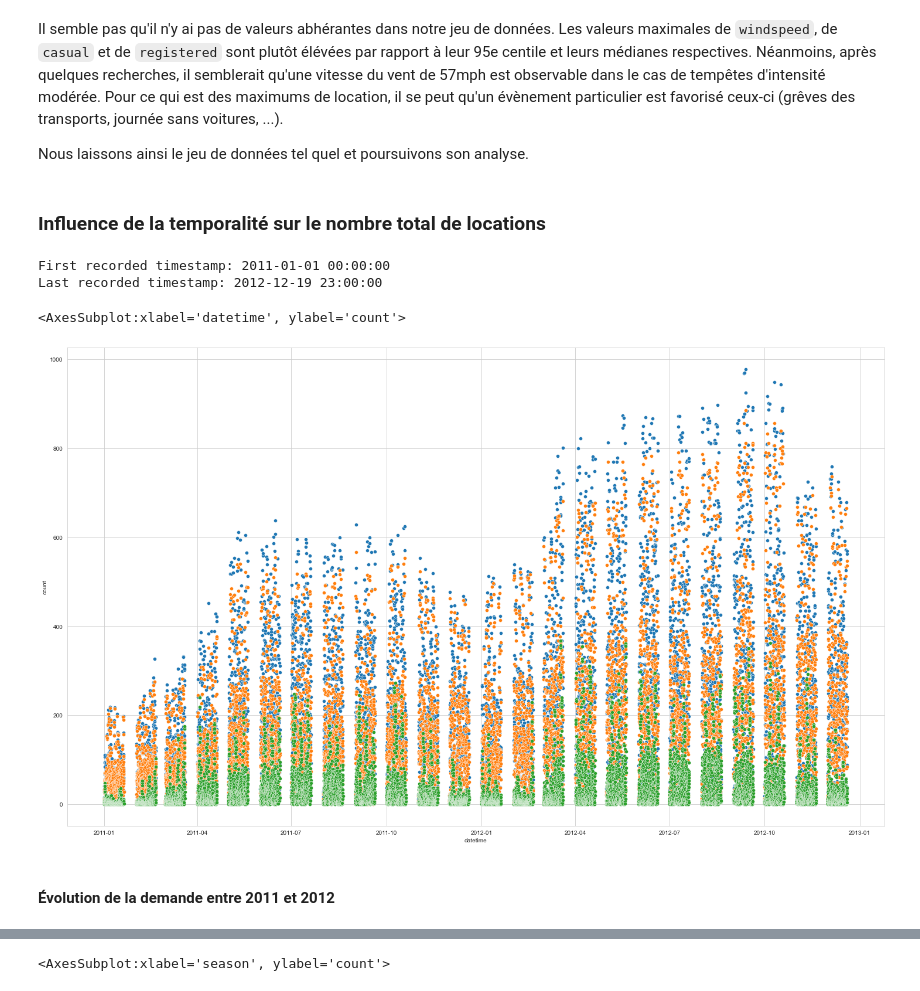
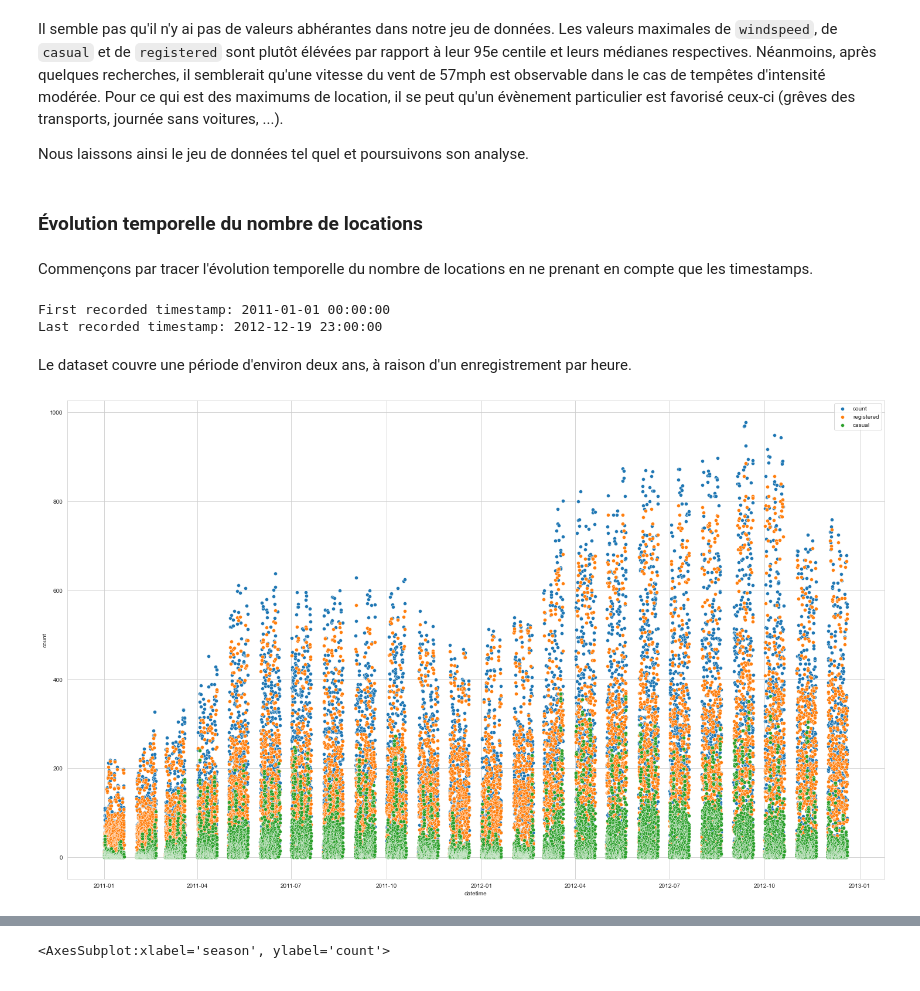
Before and after one commit to Antoine101/Bike-Sharing-Demand, a Jupyter notebook: Bike Sharing Demand.ipynb, the cells around one changed output, grey strips where cells are left out. Saved outputs shown, nothing was run; the diff lists cells and outputs as text; code cells hidden in the pictures.

```diff
--- a/Bike Sharing Demand.ipynb
+++ b/Bike Sharing Demand.ipynb
@@ -177,7 +177,9 @@ Néanmoins, après quelques recherches, il semblerait qu'une vitesse du vent de
 
 Nous laissons ainsi le jeu de données tel quel et poursuivons son analyse.
 # %% [markdown]
-### Influence de la temporalité sur le nombre total de locations
+### Évolution temporelle du nombre de locations
+# %% [markdown]
+Commençons par tracer l'évolution temporelle du nombre de locations en ne prenant en compte que les timestamps.
 # %%
 first_ts = dataset["datetime"].min()
 last_ts = dataset["datetime"].max()
@@ -187,13 +189,14 @@ print(f"Last recorded timestamp: {last_ts}")
 # %% [output]
 First recorded timestamp: 2011-01-01 00:00:00
 Last recorded timestamp: 2012-12-19 23:00:00
+# %% [markdown]
+Le dataset couvre une période d'environ deux ans, à raison d'un enregistrement par heure.
 # %%
 plt.figure(figsize=(25,15))
 sns.scatterplot(x="datetime", y="count", data=dataset)
 sns.scatterplot(x="datetime", y="registered", data=dataset)
 sns.scatterplot(x="datetime", y="casual", data=dataset)
+plt.legend(["count", "registered", "casual"])
+plt.show()
 # %% [output]
-<AxesSubplot:xlabel='datetime', ylabel='count'>
-[figure, old version]
+[figure, new version]
-# %% [markdown]
-#### Évolution de la demande entre 2011 et 2012
```
Also changed, not shown: parts of 24 cells of this notebook.
